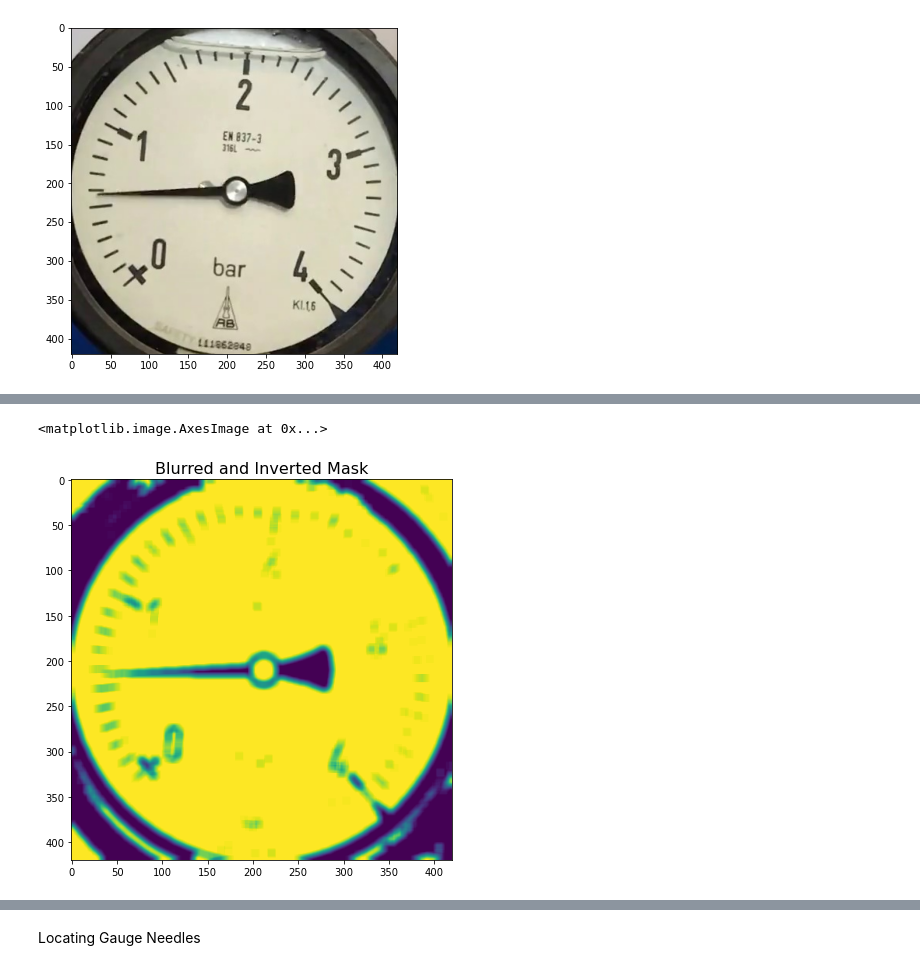
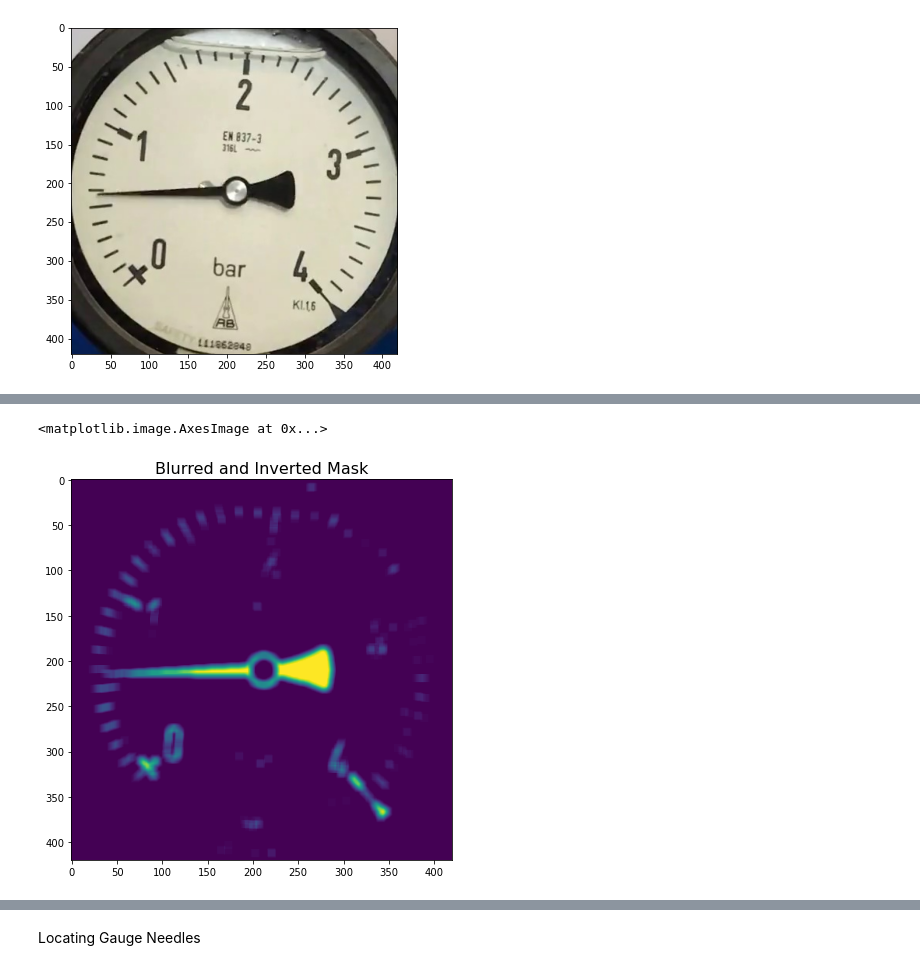
Before and after one commit to kunalvaibhav/Artifacts, a Jupyter notebook: Gauge/Gauge_preprocessing2.ipynb, the cells around one changed output, grey strips where cells are left out. Drawn from its saved outputs; the diff is of its cells as text; code cells hidden in the pictures.

Commit message:
gauge dial needle extraction explorations

```diff
--- a/Gauge/Gauge_preprocessing2.ipynb
+++ b/Gauge/Gauge_preprocessing2.ipynb
@@ -74,0 +83,8 @@ Image.fromarray(final_img_arr).save('Image_Cropped.png')
+# %%
+roi = np.zeros(image.shape[:2], np.uint8)
+roi = cv2.circle(roi, (210, 210), 210, 255, cv2.FILLED)
+
+mask = np.ones_like(image) * 255
+cir_dial = cv2.bitwise_and(mask, image, mask=roi) + cv2.bitwise_and(mask, mask, mask=~roi)
+
+plt.imshow(cir_dial)
@@ -148,4 +165,4 @@ plt.imshow(Image_Cropped)
 # %%
-img_hsv = cv2.cvtColor(Image_Cropped,cv2.COLOR_BGR2HSV)  # Convert to HSV space
+img_hsv = cv2.cvtColor(cir_dial,cv2.COLOR_BGR2HSV)  # Convert to HSV space
 plt.imshow(img_hsv)
 # %% [output]
@@ -197,9 +212,16 @@ error: OpenCV(4.5.5) :-1: error: (-5:Bad argument) in function 'cvtColor'
 #         cv2.drawContours(imcopy,[box], 0, (0,255,0), 1)
 # %%
 # Black HSV mask
-lower_black, upper_black = np.array([0, 0, 0]), np.array([180, 255, 65])
-mask = cv2.inRange(img_hsv, lower_black, upper_black)
-fig, ax = plt.subplots(figsize=(7, 7))
-ax.set_title("Black Color Thresholded Mask", fontsize=16)
-ax.imshow(mask, cmap="Greys")
+# lower_black, upper_black = np.array([0, 0, 0]), np.array([180, 255, 65])
+# mask = cv2.inRange(img_hsv, lower_black, upper_black)
+# fig, ax = plt.subplots(figsize=(7, 7))
+# ax.set_title("Black Color Thresholded Mask", fontsize=16)
+# ax.imshow(mask, cmap="Greys")
+
+for i in range(100, 255, 50):
+    lower_black, upper_black = np.array([0, 0, 0]), np.array([i, 255, 65])
+    mask = cv2.inRange(img_hsv, lower_black, upper_black)
+    fig, ax = plt.subplots(figsize=(7, 7))
+    ax.set_title("Black Color Thresholded Mask - " + str(i), fontsize=16)
+    ax.imshow(mask, cmap="Greys")
 # %% [output]
@@ -208,12 +232,14 @@ ax.imshow(mask, cmap="Greys")
+# %%
+invert_img = cv2.bitwise_not(mask)
 # %%
 # Apply a Gaussian Blur to the inverted mask
-blurred = cv2.blur(~mask, (9, 9))
+blurred = cv2.blur(~invert_img, (9, 9))
 fig, ax = plt.subplots(figsize=(7, 7))
 ax.set_title("Blurred and Inverted Mask", fontsize=16)
 ax.imshow(blurred)
 # %% [output]
 <matplotlib.image.AxesImage at 0x...>
-[figure, old version]
+[figure, new version]
 # %%
 # Setup SimpleBlobDetector parameters.
 params = cv2.SimpleBlobDetector_Params()
```
Also changed, not shown: parts of 21 cells of this notebook, 6 other files.
